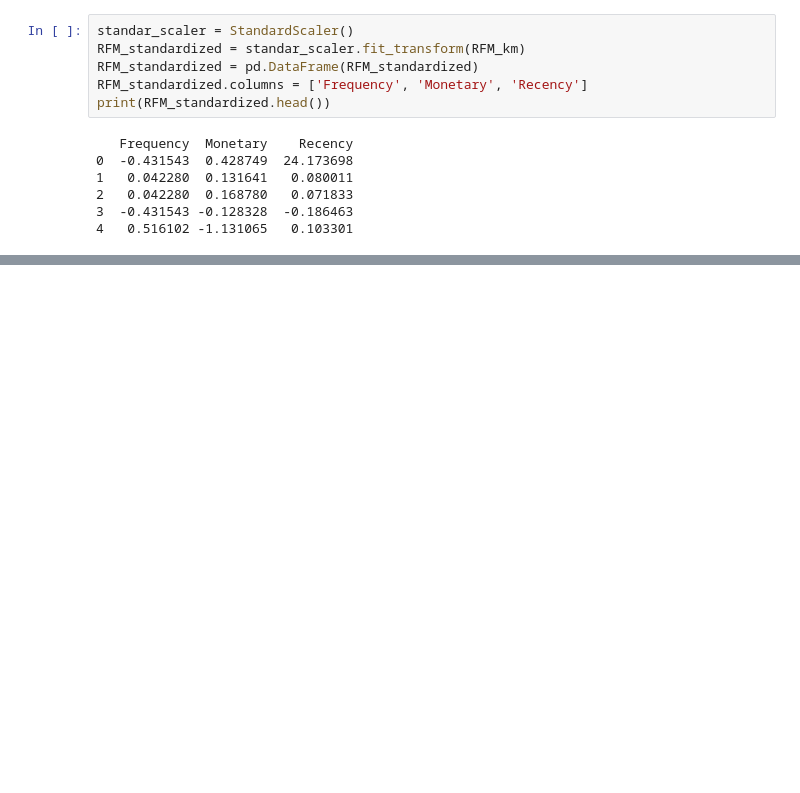
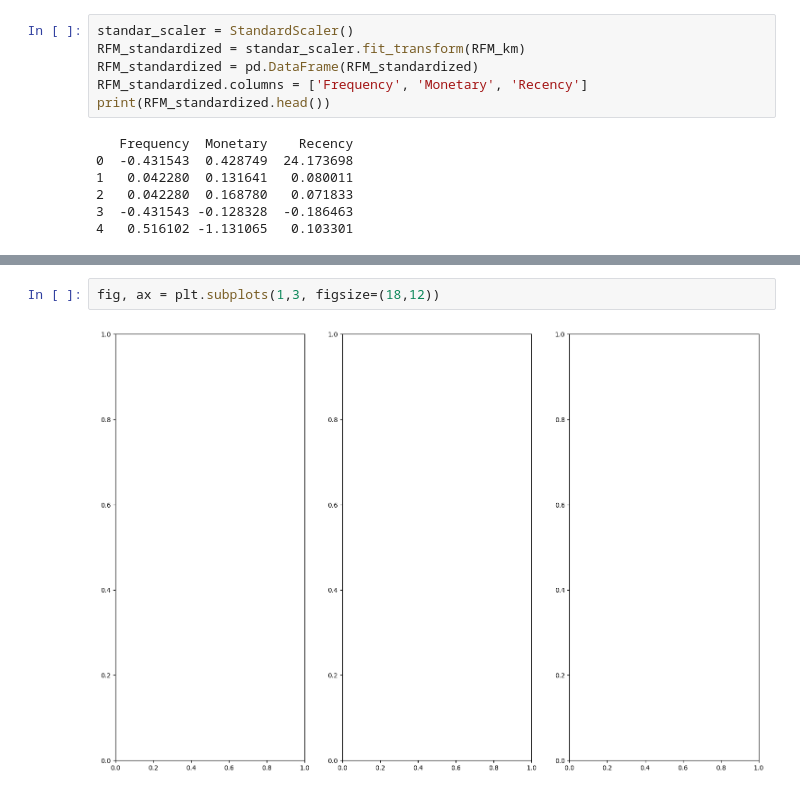
Before and after one commit to ahmadsupaidi11/Dqlab, a Jupyter notebook: Manchine Learning algoritm k-mean dgn python/machine learning algoritm k-mean with python.ipynb, the cells around one changed output, grey strips where cells are left out. Drawn from its saved outputs; the diff is of its cells as text; blank space fills up the shorter version.

```diff
--- a/Manchine Learning algoritm k-mean dgn python/machine learning algoritm k-mean with python.ipynb
+++ b/Manchine Learning algoritm k-mean dgn python/machine learning algoritm k-mean with python.ipynb
@@ -143,0 +158,4 @@ print(RFM_standardized.head())
+# %%
+fig, ax = plt.subplots(1,3, figsize=(18,12))
+# %% [output]
+[figure, added]
```
Also changed, not shown: parts of 1 cell of this notebook, 1 other file.
